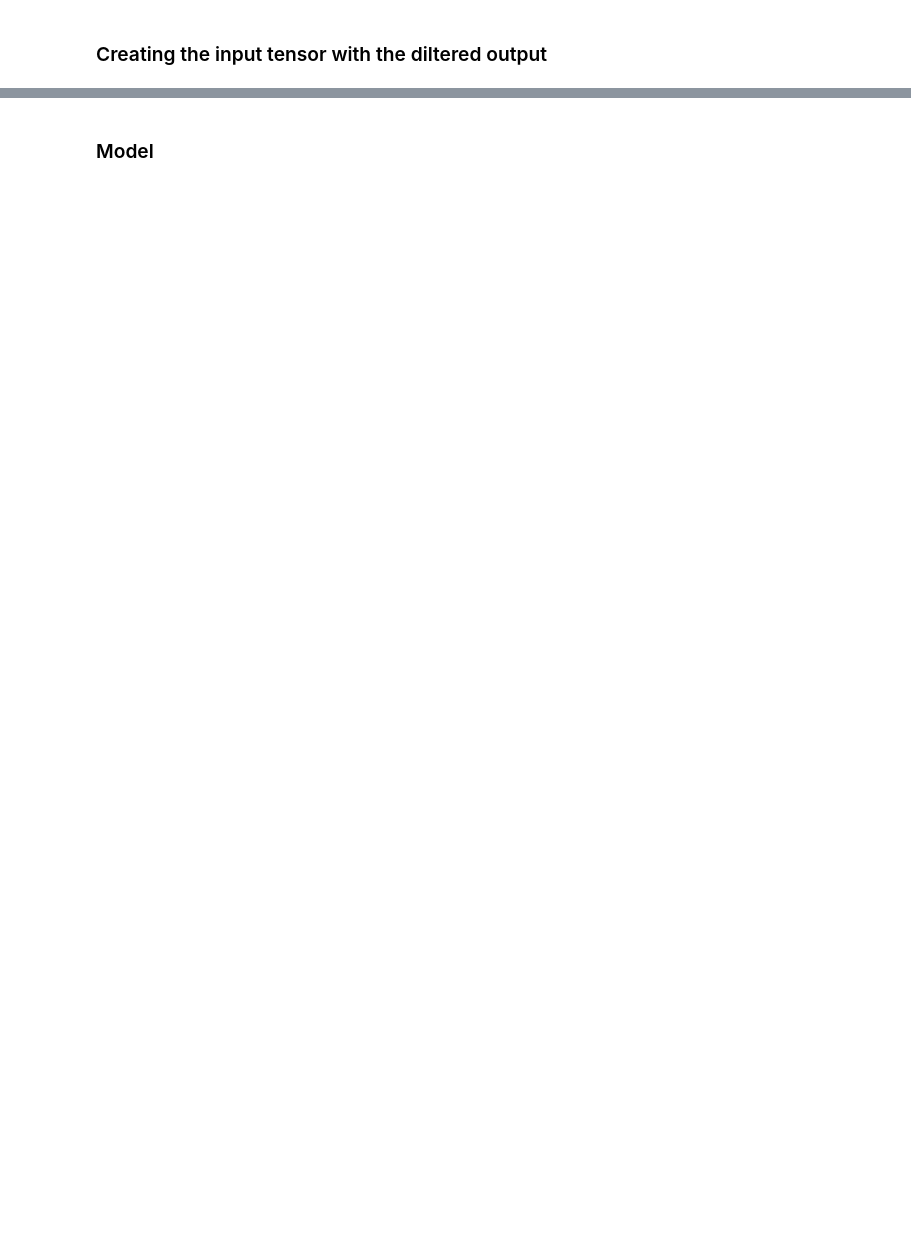
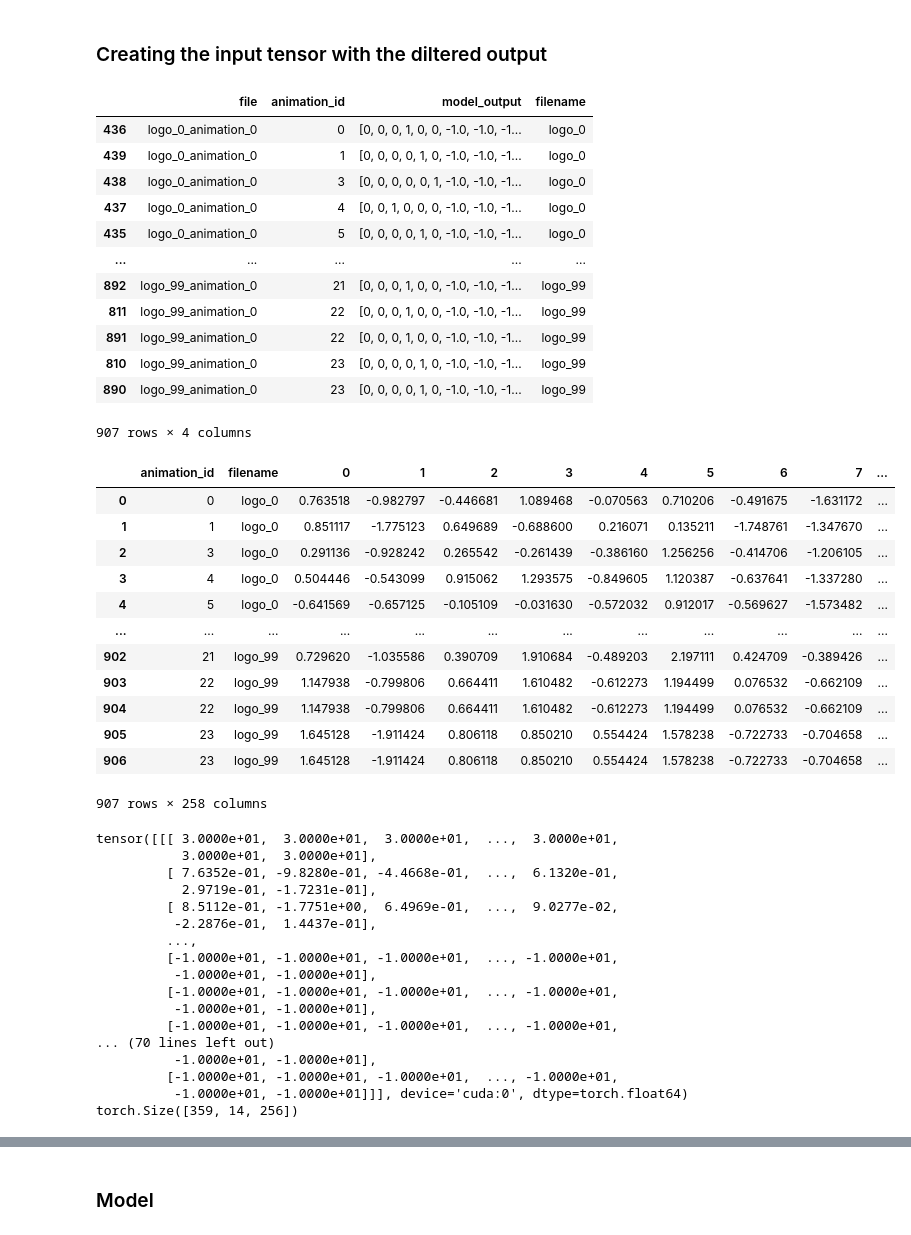
Before and after one commit to dfuhge/Animate_SVG_v2, a Jupyter notebook: transformer_pathToAnimation.ipynb, the cells around one changed output, grey strips where cells are left out. Cells and saved outputs as stored; diff of their text form; code cells hidden in the pictures; blank space fills up the shorter version.

```diff
--- a/transformer_pathToAnimation.ipynb
+++ b/transformer_pathToAnimation.ipynb
@@ -22,6 +22,6 @@ torch.autograd.set_detect_anomaly(True)
 torch.__version__
 torch.cuda.is_available()
 device = torch.device("cuda:0" if torch.cuda.is_available() else "cpu")
-device = "cpu"
+#device = "cpu"
 print(device)
 # %% [output]
@@ -149,41 +160,86 @@ with open("data\embeddings\path_embedding.pkl", "rb") as f:
 bestoutput2["filename"] = bestoutput2["file"].str.split("_animation").str[0]
 
 display(bestoutput2)
 
 inp['animation_id'] = inp['animation_id'].astype(int)
 
 #names = bestoutput2["file"].str.replace("_animation_0", "")
 
 #input = inp[(inp["filename"].isin(bestoutput2["filename"])) & (inp["animation_id"].isin(bestoutput2["animation_id"]))]
 input = pd.merge(bestoutput2, inp, on=['filename', 'animation_id'], how='inner')
-input = input.drop(['model_output', 'label', 'label2', 'file'], axis=1)
+input = input.drop(['model_output', 'file'], axis=1)
 
 input = input.sort_values(by=['filename','animation_id'])
 display(input)
+maxLen = bestoutput2['file'].value_counts().iloc[0]
 filenames = input["filename"].unique()
 #print(filenames)
 list = []
 for name in filenames:
     #print(name)
-    seq = input[input["filename"]==name].loc[:, ~inp.columns.isin(["filename","animation_id"])][:4]
+    seq = input[input["filename"]==name].loc[:, ~inp.columns.isin(["filename","animation_id"])]
     #print(seq)
-    seq = pd.concat([seq, pd.DataFrame(0, index=seq.index, columns=range(256, 268))], axis=1, ignore_index=True)
+    #seq = pd.concat([seq, pd.DataFrame(0, index=seq.index, columns=range(256, 268))], axis=1, ignore_index=True)
 
-    while len(seq) < 4:
-        seq = pd.concat([seq, pd.DataFrame([[-100]*268])], ignore_index=True)
+    sos = pd.DataFrame([[30]*256])
 
-    sos = pd.DataFrame([[30]*268])
-
-    eos = pd.DataFrame([[50]*268])
+    eos = pd.DataFrame([[50]*256])
 
     seq = pd.concat([sos, seq, eos], ignore_index=True)
+
+    while len(seq) < maxLen +2:
+        seq = pd.concat([seq, pd.DataFrame([[-10]*256])], ignore_index=True)
 
     list.append(torch.tensor(seq.values))
     #print(list)
 inpTensor2 = torch.stack(list)
 inpTensor2 = inpTensor2.to(device)
 print(inpTensor2)
 print(inpTensor2.shape)
+# %% [output]
+|  | file | animation_id | model_output | filename |
+| 436 | logo_0_animation_0 | 0 | [0, 0, 0, 1, 0, 0, -1.0, -1.0, -1... | logo_0 |
+| 439 | logo_0_animation_0 | 1 | [0, 0, 0, 0, 1, 0, -1.0, -1.0, -1... | logo_0 |
+| 438 | logo_0_animation_0 | 3 | [0, 0, 0, 0, 0, 1, -1.0, -1.0, -1... | logo_0 |
+| 437 | logo_0_animation_0 | 4 | [0, 0, 1, 0, 0, 0, -1.0, -1.0, -1... | logo_0 |
+| 435 | logo_0_animation_0 | 5 | [0, 0, 0, 0, 1, 0, -1.0, -1.0, -1... | logo_0 |
+| ... | ... | ... | ... | ... |
+| 892 | logo_99_animation_0 | 21 | [0, 0, 0, 1, 0, 0, -1.0, -1.0, -1... | logo_99 |
+| 811 | logo_99_animation_0 | 22 | [0, 0, 0, 1, 0, 0, -1.0, -1.0, -1... | logo_99 |
+| 891 | logo_99_animation_0 | 22 | [0, 0, 0, 1, 0, 0, -1.0, -1.0, -1... | logo_99 |
+| 810 | logo_99_animation_0 | 23 | [0, 0, 0, 0, 1, 0, -1.0, -1.0, -1... | logo_99 |
+| 890 | logo_99_animation_0 | 23 | [0, 0, 0, 0, 1, 0, -1.0, -1.0, -1... | logo_99 |
+907 rows × 4 columns
+|  | animation_id | filename | 0 | 1 | 2 | 3 | 4 | 5 | 6 | 7 | ... |
+| 0 | 0 | logo_0 | 0.763518 | -0.982797 | -0.446681 | 1.089468 | -0.070563 | 0.710206 | -0.491675 | -1.631172 | ... |
+| 1 | 1 | logo_0 | 0.851117 | -1.775123 | 0.649689 | -0.688600 | 0.216071 | 0.135211 | -1.748761 | -1.347670 | ... |
+| 2 | 3 | logo_0 | 0.291136 | -0.928242 | 0.265542 | -0.261439 | -0.386160 | 1.256256 | -0.414706 | -1.206105 | ... |
+| 3 | 4 | logo_0 | 0.504446 | -0.543099 | 0.915062 | 1.293575 | -0.849605 | 1.120387 | -0.637641 | -1.337280 | ... |
+| 4 | 5 | logo_0 | -0.641569 | -0.657125 | -0.105109 | -0.031630 | -0.572032 | 0.912017 | -0.569627 | -1.573482 | ... |
+| ... | ... | ... | ... | ... | ... | ... | ... | ... | ... | ... | ... |
+| 902 | 21 | logo_99 | 0.729620 | -1.035586 | 0.390709 | 1.910684 | -0.489203 | 2.197111 | 0.424709 | -0.389426 | ... |
+| 903 | 22 | logo_99 | 1.147938 | -0.799806 | 0.664411 | 1.610482 | -0.612273 | 1.194499 | 0.076532 | -0.662109 | ... |
+| 904 | 22 | logo_99 | 1.147938 | -0.799806 | 0.664411 | 1.610482 | -0.612273 | 1.194499 | 0.076532 | -0.662109 | ... |
+| 905 | 23 | logo_99 | 1.645128 | -1.911424 | 0.806118 | 0.850210 | 0.554424 | 1.578238 | -0.722733 | -0.704658 | ... |
+| 906 | 23 | logo_99 | 1.645128 | -1.911424 | 0.806118 | 0.850210 | 0.554424 | 1.578238 | -0.722733 | -0.704658 | ... |
+907 rows × 258 columns
+tensor([[[ 3.0000e+01,  3.0000e+01,  3.0000e+01,  ...,  3.0000e+01,
+           3.0000e+01,  3.0000e+01],
+         [ 7.6352e-01, -9.8280e-01, -4.4668e-01,  ...,  6.1320e-01,
+           2.9719e-01, -1.7231e-01],
+         [ 8.5112e-01, -1.7751e+00,  6.4969e-01,  ...,  9.0277e-02,
+          -2.2876e-01,  1.4437e-01],
+         ...,
+         [-1.0000e+01, -1.0000e+01, -1.0000e+01,  ..., -1.0000e+01,
+          -1.0000e+01, -1.0000e+01],
+         [-1.0000e+01, -1.0000e+01, -1.0000e+01,  ..., -1.0000e+01,
+          -1.0000e+01, -1.0000e+01],
+         [-1.0000e+01, -1.0000e+01, -1.0000e+01,  ..., -1.0000e+01,
+... (70 lines left out)
+          -1.0000e+01, -1.0000e+01],
+         [-1.0000e+01, -1.0000e+01, -1.0000e+01,  ..., -1.0000e+01,
+          -1.0000e+01, -1.0000e+01]]], device='cuda:0', dtype=torch.float64)
+torch.Size([359, 14, 256])
 # %%
 test = inpTensor2[:1,:,:]
 test = test.to(torch.float32)
```
Also changed, not shown: parts of 11 cells of this notebook, 1 other file.
